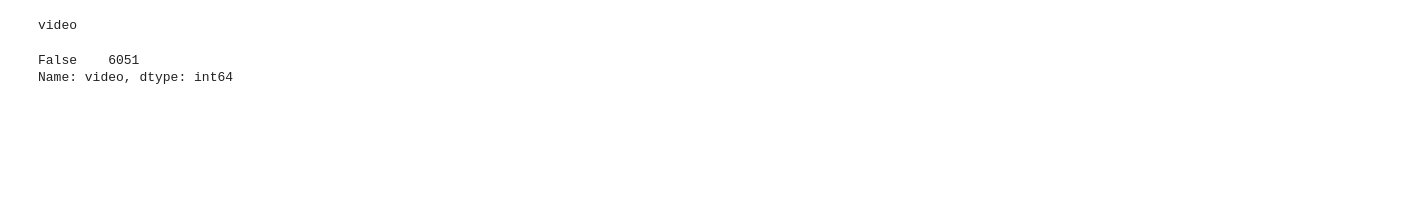
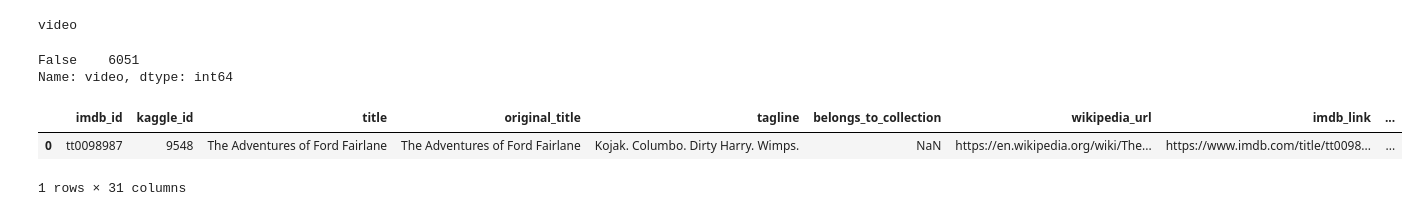
Before and after one commit to MarcoFernandez14/Movies-ETL, a Jupyter notebook: Extract, Transform, Load module.ipynb, the cells around one changed output. Saved outputs shown, nothing was run; the diff lists cells and outputs as text; code cells hidden in the pictures; blank space fills up the shorter version.

```diff
--- a/Extract, Transform, Load module.ipynb
+++ b/Extract, Transform, Load module.ipynb
@@ -867,6 +870,12 @@ movies_df.rename({'id':'kaggle_id',
                   'Composer(s)':'composers',
                   'Based on':'based_on'
                  }, axis='columns', inplace=True)
+# %%
+movies_df.head(1)
+# %% [output]
+|  | imdb_id | kaggle_id | title | original_title | tagline | belongs_to_collection | wikipedia_url | imdb_link | ... |
+| 0 | tt0098987 | 9548 | The Adventures of Ford Fairlane | The Adventures of Ford Fairlane | Kojak. Columbo. Dirty Harry. Wimps. | NaN | https://en.wikipedia.org/wiki/The... | https://www.imdb.com/title/tt0098... | ... |
+1 rows × 31 columns
 # %%
 ##############################################################################
 # %%
```
Also changed, not shown: parts of 8 cells of this notebook.
